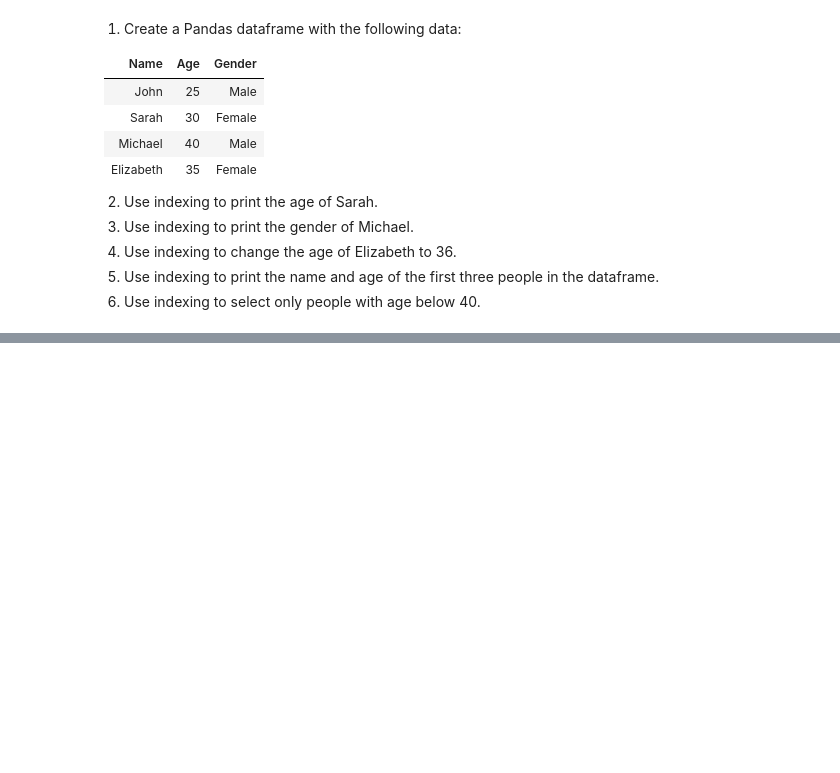
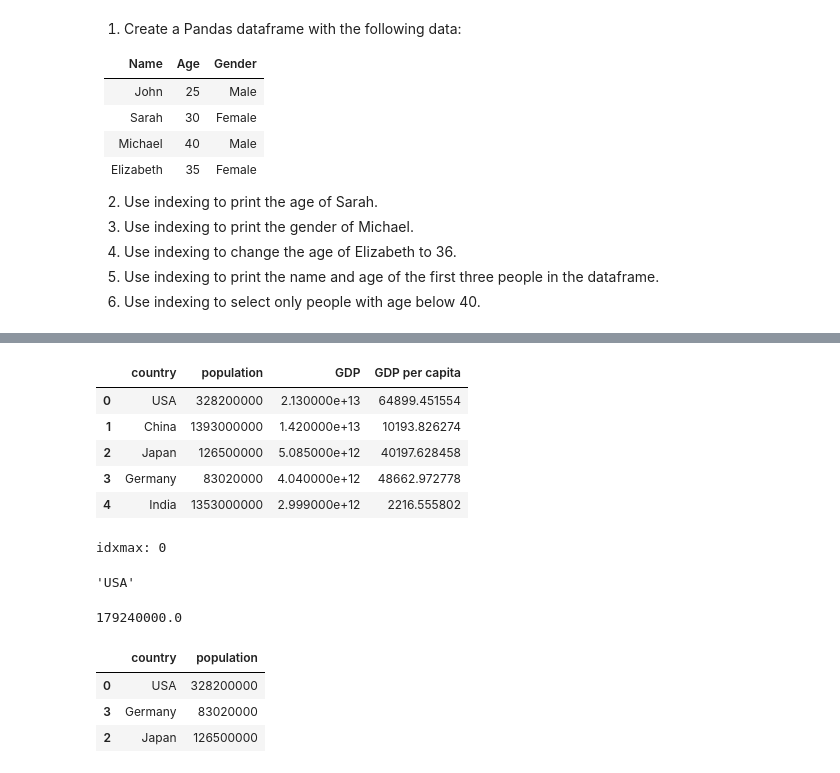
Before and after one commit to rcpsilva/Python_For_Data_Science, a Jupyter notebook: 2023-1/4_notebook_pandas_basics.ipynb, the cells around one changed output, grey strips where cells are left out. Drawn from its saved outputs; the diff is of its cells as text; code cells hidden in the pictures; blank space fills up the shorter version.

```diff
--- a/2023-1/4_notebook_pandas_basics.ipynb
+++ b/2023-1/4_notebook_pandas_basics.ipynb
@@ -310,0 +366,38 @@ states
+# %%
+df = pd.DataFrame({
+    'country': ['USA', 'China', 'Japan', 'Germany', 'India'],
+    'population': [328200000, 1393000000, 126500000, 83020000, 1353000000],
+    'GDP': [21300000, 14200000, 5085000, 4040000, 2999000]
+})
+# %%
+df['GDP'] = df['GDP']*1e6
+# %%
+df['GDP per capita'] = df['GDP'] / df['population']
+df
+# %% [output]
+|  | country | population | GDP | GDP per capita |
+| 0 | USA | 328200000 | 2.130000e+13 | 64899.451554 |
+| 1 | China | 1393000000 | 1.420000e+13 | 10193.826274 |
+| 2 | Japan | 126500000 | 5.085000e+12 | 40197.628458 |
+| 3 | Germany | 83020000 | 4.040000e+12 | 48662.972778 |
+| 4 | India | 1353000000 | 2.999000e+12 | 2216.555802 |
+# %%
+max_country = df.loc[df['GDP per capita'].idxmax(), 'country']
+print(f'idxmax: {df["GDP per capita"].idxmax()}')
+max_country
+# %% [output]
+idxmax: 0
+'USA'
+# %%
+df.loc[df['GDP per capita'] > 40000,'population'].mean()
+# %% [output]
+179240000.0
+# %%
+top_countries = df.sort_values(by='GDP per capita',ascending=False).head(3)
+top_countries = top_countries[['country','population']]
+top_countries
+# %% [output]
+|  | country | population |
+| 0 | USA | 328200000 |
+| 3 | Germany | 83020000 |
+| 2 | Japan | 126500000 |
```
Also changed, not shown: parts of 7 cells of this notebook.
